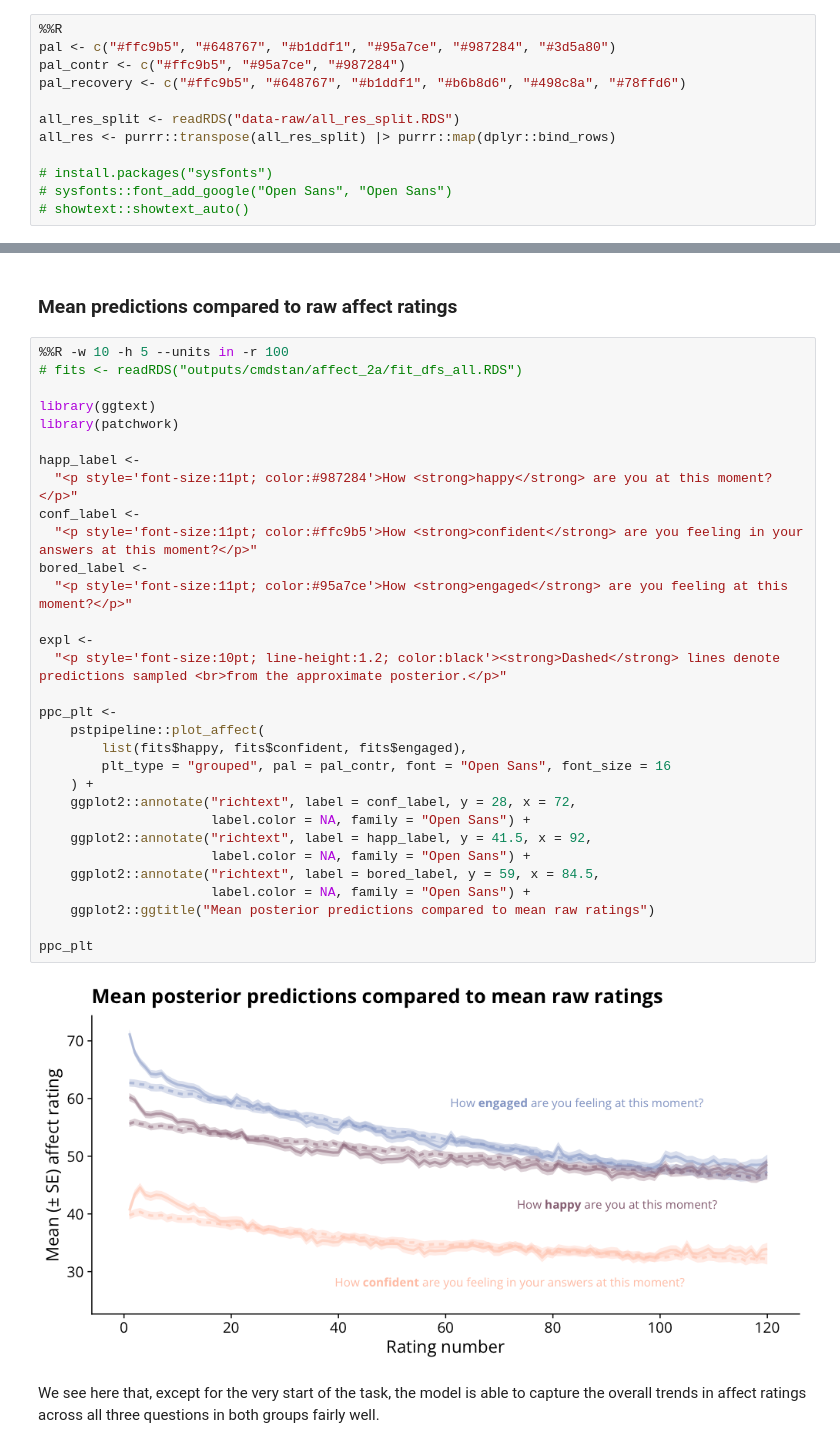
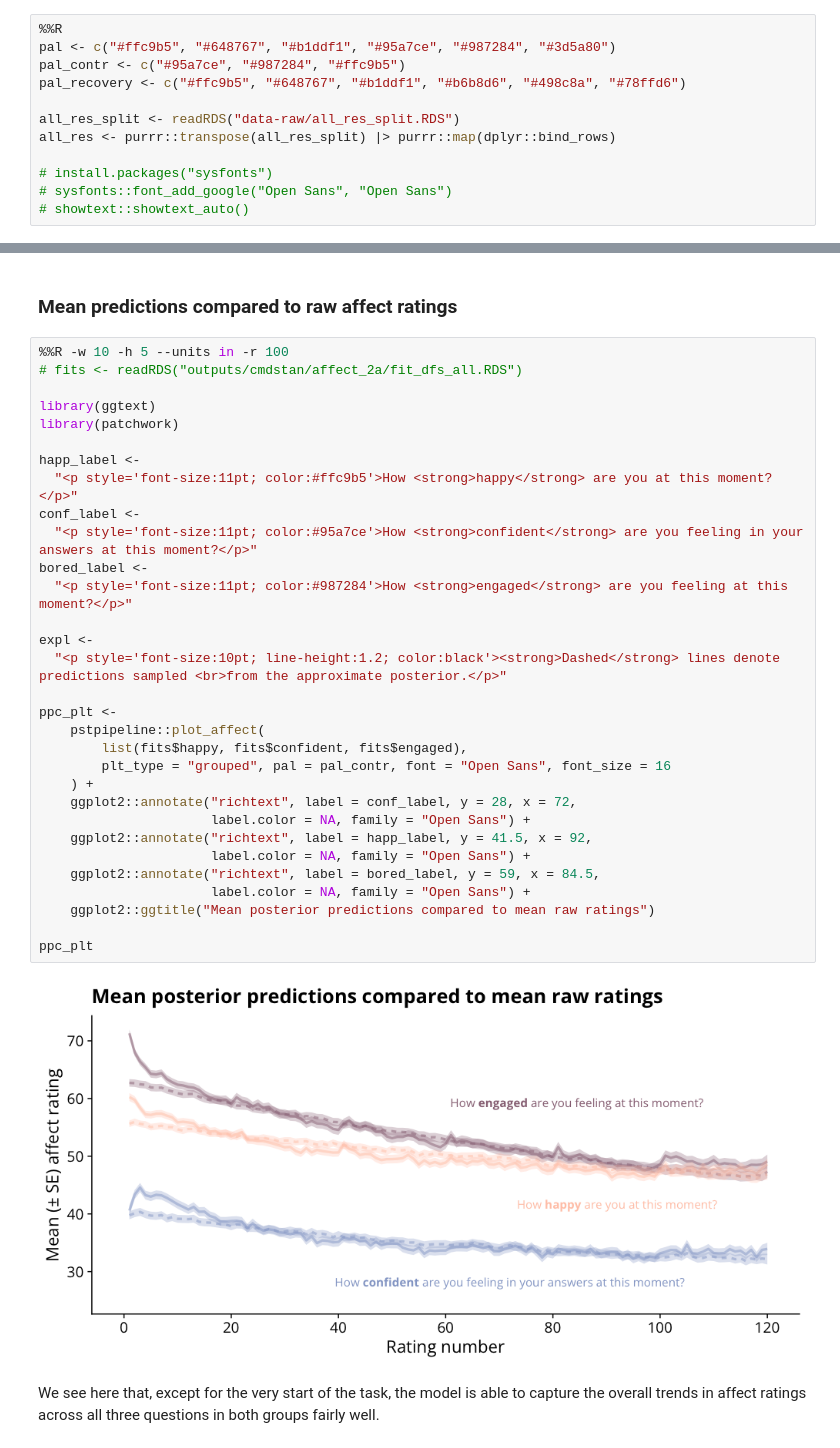
Before and after one commit to qdercon/pstpipeline, a Jupyter notebook: notebooks/affect_model_vb.ipynb, the cells around one changed output, grey strips where cells are left out. Cells and saved outputs as stored; diff of their text form.

```diff
--- a/notebooks/affect_model_vb.ipynb
+++ b/notebooks/affect_model_vb.ipynb
@@ -36,7 +36,7 @@ options(width = 120)
 # %%
 %%R
 pal <- c("#ffc9b5", "#648767", "#b1ddf1", "#95a7ce", "#987284", "#3d5a80")
-pal_contr <- c("#ffc9b5", "#95a7ce", "#987284")
+pal_contr <- c("#95a7ce", "#987284", "#ffc9b5")
 pal_recovery <- c("#ffc9b5", "#648767", "#b1ddf1", "#b6b8d6", "#498c8a", "#78ffd6")
 
 all_res_split <- readRDS("data-raw/all_res_split.RDS")
@@ -506,36 +506,36 @@ Based on predictions sampled from the approximate posterior (1,000 samples), the
 # %%
 %%R -w 10 -h 5 --units in -r 100
 # fits <- readRDS("outputs/cmdstan/affect_2a/fit_dfs_all.RDS")
 
 library(ggtext)
 library(patchwork)
 
 happ_label <-
-  "<p style='font-size:11pt; color:#987284'>How <strong>happy</strong> are you at this moment?</p>"
+  "<p style='font-size:11pt; color:#ffc9b5'>How <strong>happy</strong> are you at this moment?</p>"
 conf_label <-
-  "<p style='font-size:11pt; color:#ffc9b5'>How <strong>confident</strong> are you feeling in your answers at this moment?</p>"
+  "<p style='font-size:11pt; color:#95a7ce'>How <strong>confident</strong> are you feeling in your answers at this moment?</p>"
 bored_label <-
-  "<p style='font-size:11pt; color:#95a7ce'>How <strong>engaged</strong> are you feeling at this moment?</p>"
+  "<p style='font-size:11pt; color:#987284'>How <strong>engaged</strong> are you feeling at this moment?</p>"
 
 expl <-
   "<p style='font-size:10pt; line-height:1.2; color:black'><strong>Dashed</strong> lines denote predictions sampled <br>from the approximate posterior.</p>"
 
 ppc_plt <-
     pstpipeline::plot_affect(
         list(fits$happy, fits$confident, fits$engaged),
         plt_type = "grouped", pal = pal_contr, font = "Open Sans", font_size = 16
     ) +
     ggplot2::annotate("richtext", label = conf_label, y = 28, x = 72,
                       label.color = NA, family = "Open Sans") +
     ggplot2::annotate("richtext", label = happ_label, y = 41.5, x = 92,
                       label.color = NA, family = "Open Sans") +
     ggplot2::annotate("richtext", label = bored_label, y = 59, x = 84.5,
                       label.color = NA, family = "Open Sans") +
     ggplot2::ggtitle("Mean posterior predictions compared to mean raw ratings")
 
 ppc_plt
 # %% [output]
-[figure, old version]
+[figure, new version]
 # %% [markdown]
 We see here that, except for the very start of the task, the model is able to capture the overall trends in affect ratings across all three questions in both groups fairly well.
 # %% [markdown]
```
Also changed, not shown: parts of 3 cells of this notebook.
